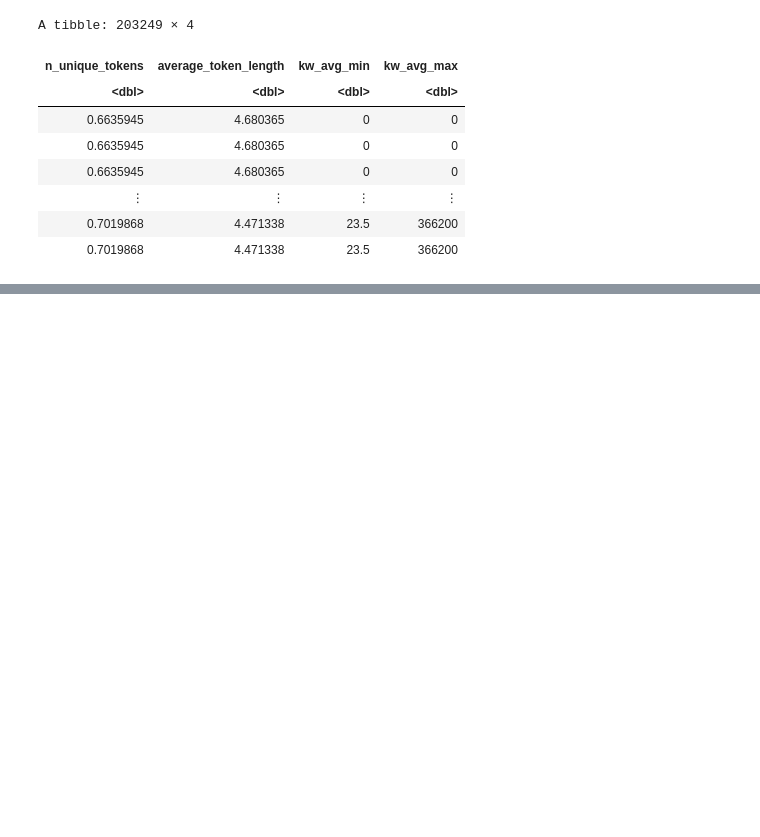
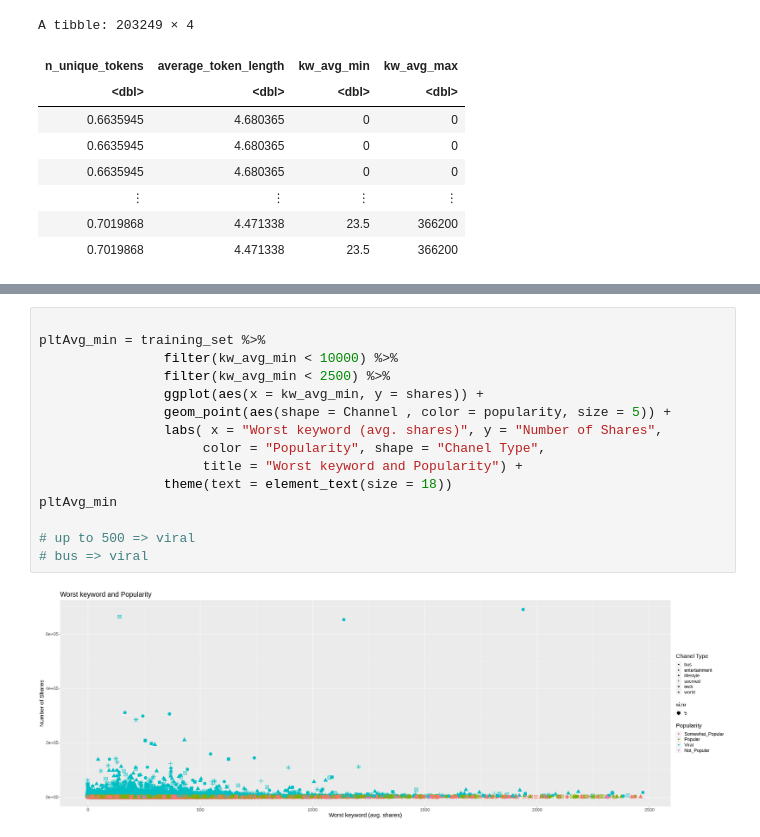
Before and after one commit to nkoda/DSCI100Project, a Jupyter notebook: proposal.ipynb, the cells around one changed output, grey strips where cells are left out. Drawn from its saved outputs; the diff is of its cells as text; blank space fills up the shorter version.

```diff
--- a/proposal.ipynb
+++ b/proposal.ipynb
@@ -223,0 +230,17 @@ A tibble: 3 × 4
+# %%
+
+pltAvg_min = training_set %>%
+                filter(kw_avg_min < 10000) %>%
+                filter(kw_avg_min < 2500) %>%
+                ggplot(aes(x = kw_avg_min, y = shares)) +
+                geom_point(aes(shape = Channel , color = popularity, size = 5)) +
+                labs( x = "Worst keyword (avg. shares)", y = "Number of Shares",
+                     color = "Popularity", shape = "Chanel Type",
+                     title = "Worst keyword and Popularity") +
+                theme(text = element_text(size = 18))
+pltAvg_min
+
+# up to 500 => viral
+# bus => viral
+# %% [output]
+[figure, added]
```
Also changed, not shown: parts of 6 cells of this notebook.
